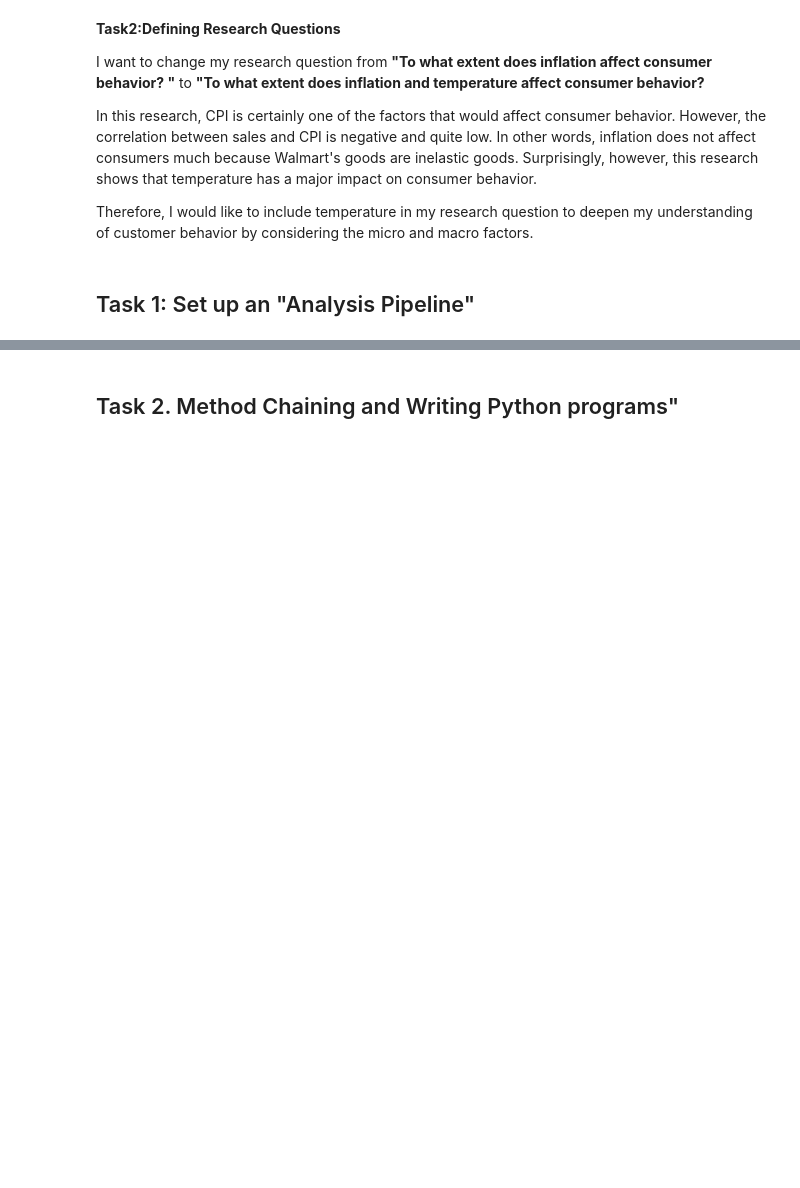
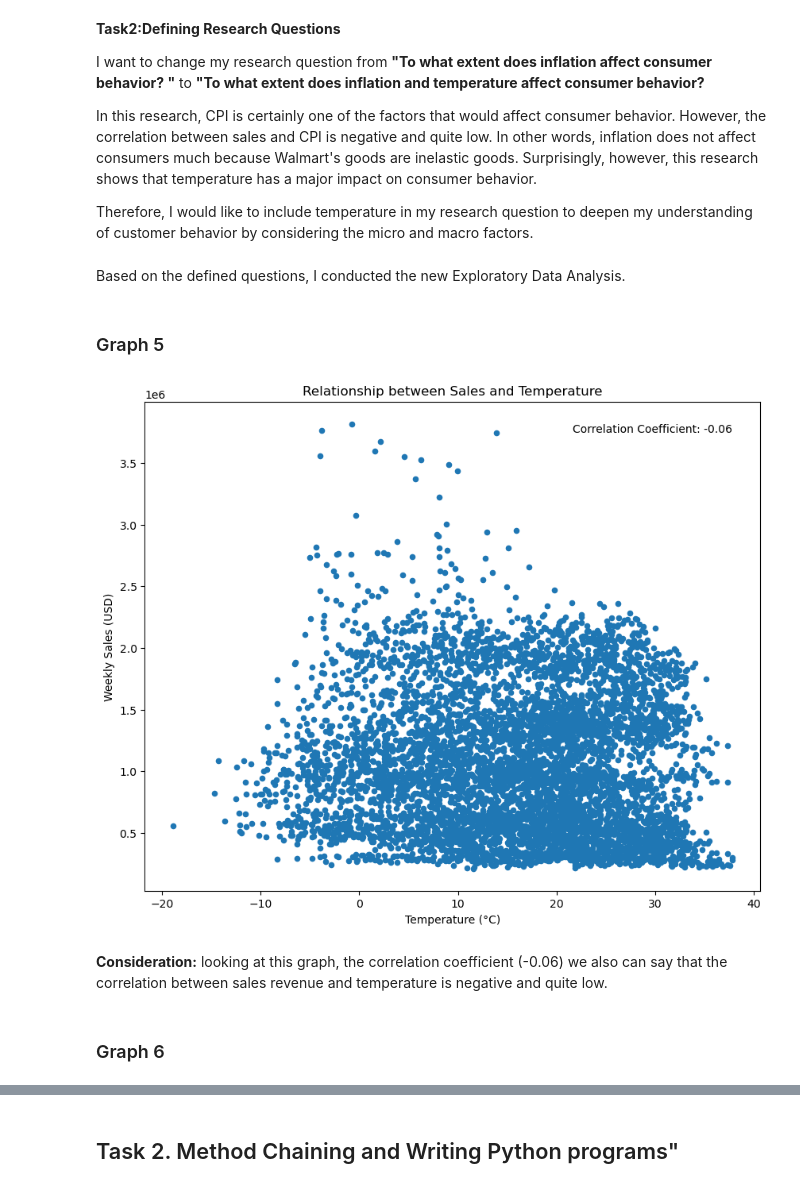
Before and after one commit to ubco-W2022T2-data301/project-group-group36, a Jupyter notebook: analysis/analysis3.ipynb, the cells around one changed output, grey strips where cells are left out. Cells and saved outputs as stored; diff of their text form; code cells hidden in the pictures; blank space fills up the shorter version.

```diff
--- a/analysis/analysis3.ipynb
+++ b/analysis/analysis3.ipynb
@@ -233,5 +241,44 @@ I want to change my research question from **"To what extent does inflation affe
 In this research, CPI is certainly one of the factors that would affect consumer behavior. However, the correlation between sales and CPI is negative and quite low. In other words, inflation does not affect consumers much because Walmart's goods are inelastic goods. Surprisingly, however, this research shows that temperature has a major impact on consumer behavior.
 
 Therefore, I would like to include temperature in my research question to deepen my understanding of customer behavior by considering the micro and macro factors.
-# %% [markdown]
-## Task 1: Set up an "Analysis Pipeline"
+# %% [markdown]
+Based on the defined questions, I conducted the new Exploratory Data Analysis.
+# %% [markdown]
+### Graph 5 ###
+# %%
+import pandas as pd
+import matplotlib.pyplot as plt
+
+# Read the database
+data = pd.read_csv('../data/raw/Walmart.csv')
+
+# Convert temperature from Fahrenheit to Celsius
+data['Temperature'] = (data['Temperature'] - 32) * 5/9
+
+# Round Weekly_Sales to 100 digits
+data['Weekly_Sales'] = data['Weekly_Sales'].round(100)
+
+# Create a scatter plot
+data.plot(x='Temperature', y='Weekly_Sales', kind='scatter', figsize=(10, 8))
+
+# Add title and axis labels
+plt.title(' Relationship between Sales and Temperature')
+plt.xlabel('Temperature (°C)')
+plt.ylabel('Weekly Sales (USD)')
+
+# Calculate correlation coefficient
+corr = data['Temperature'].corr(data['Weekly_Sales'])
+
+# Add correlation coefficient to plot
+plt.text(data['Temperature'].max(), data['Weekly_Sales'].max(),
+         'Correlation Coefficient: {:.2f}'.format(corr),
+         horizontalalignment='right', verticalalignment='top')
+
+# Show the plot
+plt.show()
+# %% [output]
+[figure, added]
+# %% [markdown]
+**Consideration:** looking at this graph, the correlation coefficient (-0.06) we also can say that the correlation between sales revenue and temperature is negative and quite low.
+# %% [markdown]
+### Graph 6 ###
```
Also changed, not shown: parts of 10 cells of this notebook.
